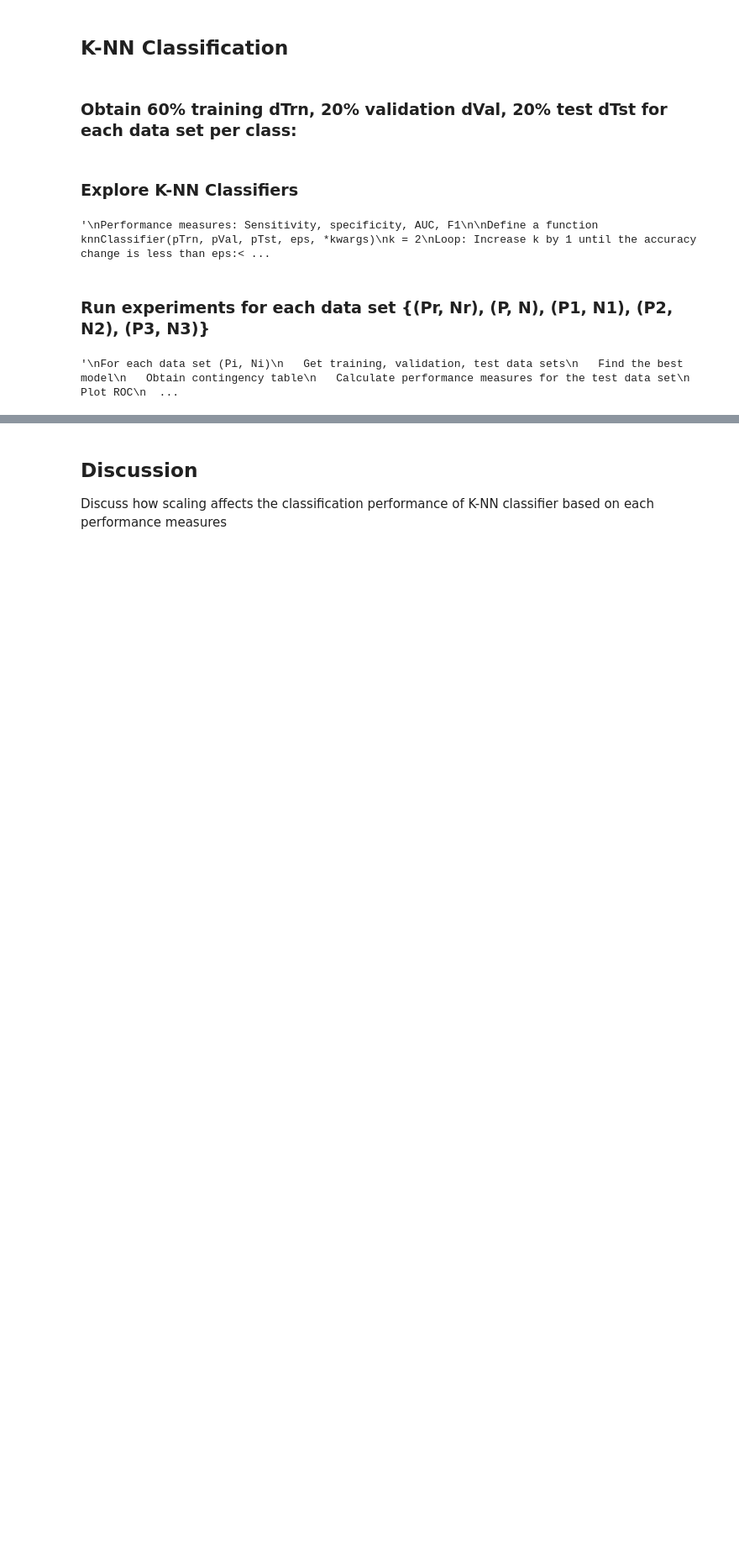
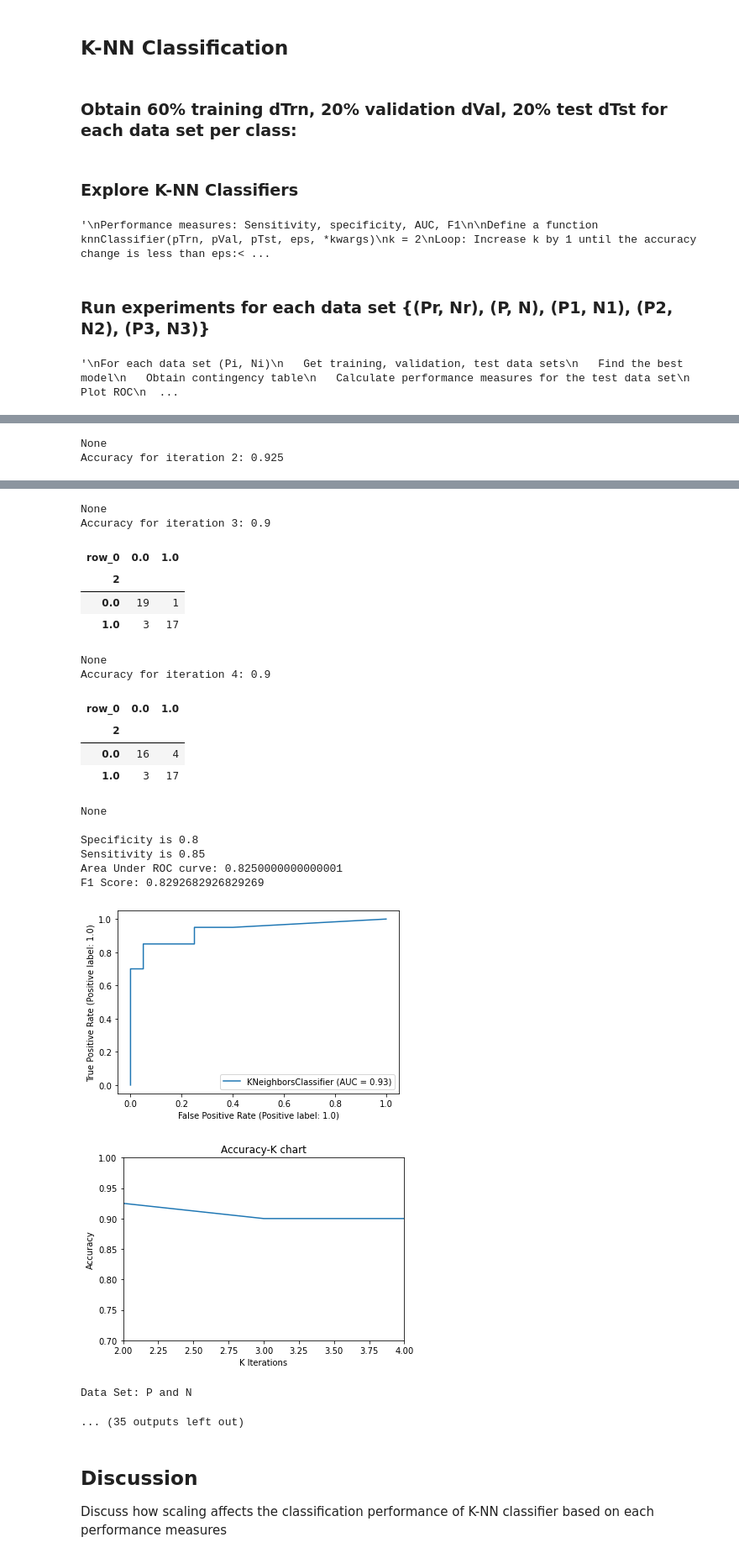
Before and after one commit to cst1493/CMPS470_MachineLearning, a Jupyter notebook: C1/C1.ipynb, the cells around one changed output, grey strips where cells are left out. Shown at 84% size. Cells and saved outputs as stored; diff of their text form; code cells hidden in the pictures; blank space fills up the shorter version.

```diff
--- a/C1/C1.ipynb
+++ b/C1/C1.ipynb
@@ -278,3 +248,23 @@ def getData(pInput,pRatio):
+# %%
+def getData(pInput,pRatio, class_):
+    #complete as needed
+    #return dTrn, dVal, dTst
+    #pRatio = (0.6, 0.2, 0.3) as an example
+
+    dTrn, dTstandVal = train_test_split(pInput, train_size = pRatio[0], test_size = 1-pRatio[0] )
+    dTst, dVal = train_test_split(dTstandVal, train_size =.5, test_size = .5)
+
+    for i in range(0,len(class_)):
+        if(class_[i] == 'positive'):
+            class_[i] = 0
+        else:
+            class_[i] = 1
+
+    dTrn = pd.DataFrame(data = [dTrn.T[0], dTrn.T[1], class_[0:len(dTrn)]]).T
+    dTst = pd.DataFrame(data = [dTst.T[0], dTst.T[1], class_[0:len(dTst)]]).T
+    dVal = pd.DataFrame(data = [dVal.T[0], dVal.T[1], class_[0:len(dVal)]]).T
+
+    return dTrn, dVal, dTst
 # %% [markdown]
 ### Explore K-NN Classifiers
 # %%
@@ -301,11 +291,3 @@ Loop: Increase k by 1 until the accuracy change is less than eps:<br>
 '''
 # %% [output]
 '\nPerformance measures: Sensitivity, specificity, AUC, F1\n\nDefine a function knnClassifier(pTrn, pVal, pTst, eps, *kwargs)\nk = 2\nLoop: Increase k by 1 until the accuracy change is less than eps:< ...
-# %%
-def knnClassifier(pTrn, pVal, pTst, eps, *kwargs):
-    #complete as needed
-    #return the model and performance measures
-    k = 2
-
-
-#
@@ -323,3 +382,19 @@ For each data set (Pi, Ni)
 '''
 # %% [output]
 '\nFor each data set (Pi, Ni)\n   Get training, validation, test data sets\n   Find the best model\n   Obtain contingency table\n   Calculate performance measures for the test data set\n   Plot ROC\n  ...
+# %%
+data = [Pr, Nr, P, N, P1, N1, P2, N2, P3, N3]
+data_name = ['Pr', 'Nr', 'P', 'N', 'P1', 'N1', 'P2', 'N2', 'P3', 'N3']
+
+for i in range(0,len(data),2):
+    pdTrn, pdVal, pdTst = getData(data[i], [0.6, 0.2, 0.2], ['positive']*100)
+    ndTrn, ndVal, ndTst = getData(data[i+1], [0.6, 0.2, 0.2], ['negative']*100)
+
+    pTrn = pd.concat([pdTrn, ndTrn])
+    pVal = pd.concat([pdVal, ndVal])
+    pTst = pd.concat([pdTst, ndTst])
+
+    print("Data Set: "+ data_name[i] + " and " + data_name[i+1])
+
+    knnClassifier(pTrn,pVal,pTst,0.01)
+# %% [output]
@@ -325,0 +406,2 @@ For each data set (Pi, Ni)
+None
+Accuracy for iteration 2: 0.925
@@ -326,3 +412,25 @@ For each data set (Pi, Ni)
+None
+Accuracy for iteration 3: 0.9
+| row_0 | 0.0 | 1.0 |
+| 2 |  |  |
+| 0.0 | 19 | 1 |
+| 1.0 | 3 | 17 |
+None
+Accuracy for iteration 4: 0.9
+| row_0 | 0.0 | 1.0 |
+| 2 |  |  |
+| 0.0 | 16 | 4 |
+| 1.0 | 3 | 17 |
+None
+
+Specificity is 0.8
+Sensitivity is 0.85
+Area Under ROC curve: 0.8250000000000001
+F1 Score: 0.8292682926829269
+[figure, added]
+[figure, added]
+Data Set: P and N
+... (35 outputs left out)
 # %% [markdown]
 ## Discussion
 Discuss how scaling affects the classification performance of K-NN classifier based on each performance measures
```
Also changed, not shown: parts of 21 cells of this notebook.
